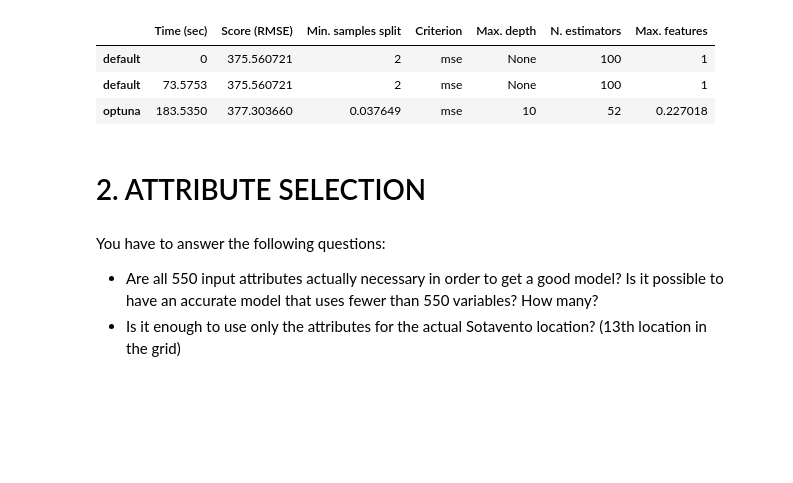
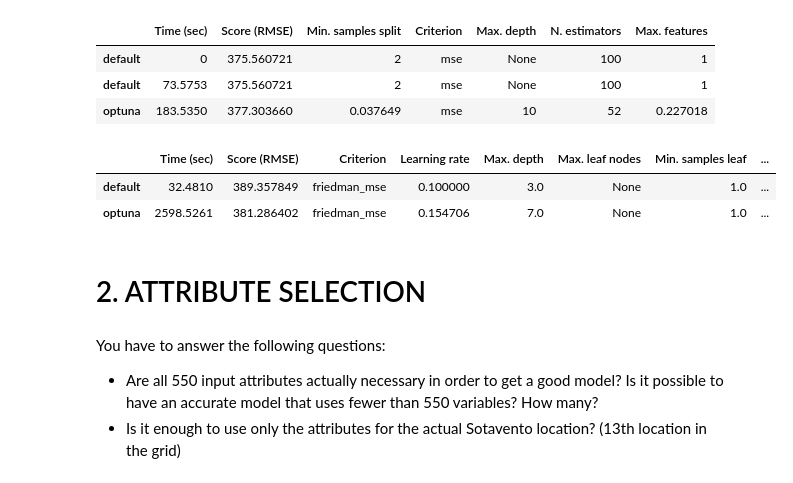
Before and after one commit to Rooney242/practicas_big_data_intelligence, a Jupyter notebook: assignment_2/wind.ipynb, the cells around one changed output. Cells and saved outputs as stored; diff of their text form; code cells hidden in the pictures; blank space fills up the shorter version.

```diff
--- a/assignment_2/wind.ipynb
+++ b/assignment_2/wind.ipynb
@@ -331,2 +353,23 @@ summary['random_forest'] = summary['random_forest'].append(pd.Series({
+# %%
+# implementation using xgboost
+import xgboost as xgb
+
+dtrain = xgb.DMatrix(mat_x_train, label=mat_y_train)
+dtest = xgb.DMatrix(mat_x_test, label=mat_y_test)
+
+model = xgb.XGBRegressor(objective='reg:squarederror')
+
+start_time = time.time()
+scores = - model_selection.cross_val_score(model, x_train, y_train,
+                                            cv=tr_val_partition,
+                                            scoring='neg_root_mean_squared_error')
+end_time = time.time()
+
+summary['gradient_boosting'] = summary['gradient_boosting'].append(pd.Series({
+    'Time (sec)': '{:.4f}'.format(end_time - start_time),
+    'Score (RMSE)': scores.mean(),
+    'N. estimators': model.get_params()['n_estimators']
+    },
+    name='default'))
 # %% [markdown]
 ### 1.3.2 Hyper-parameter tunning
@@ -345,6 +487,12 @@ summary['random_forest']
 | default | 0 | 375.560721 | 2 | mse | None | 100 | 1 |
 | default | 73.5753 | 375.560721 | 2 | mse | None | 100 | 1 |
 | optuna | 183.5350 | 377.303660 | 0.037649 | mse | 10 | 52 | 0.227018 |
+# %%
+summary['gradient_boosting']
+# %% [output]
+|  | Time (sec) | Score (RMSE) | Criterion | Learning rate | Max. depth | Max. leaf nodes | Min. samples leaf | ... |
+| default | 32.4810 | 389.357849 | friedman_mse | 0.100000 | 3.0 | None | 1.0 | ... |
+| optuna | 2598.5261 | 381.286402 | friedman_mse | 0.154706 | 7.0 | None | 1.0 | ... |
 # %% [markdown]
 # 2. ATTRIBUTE SELECTION
 # %% [markdown]
```
Also changed, not shown: parts of 9 cells of this notebook.
